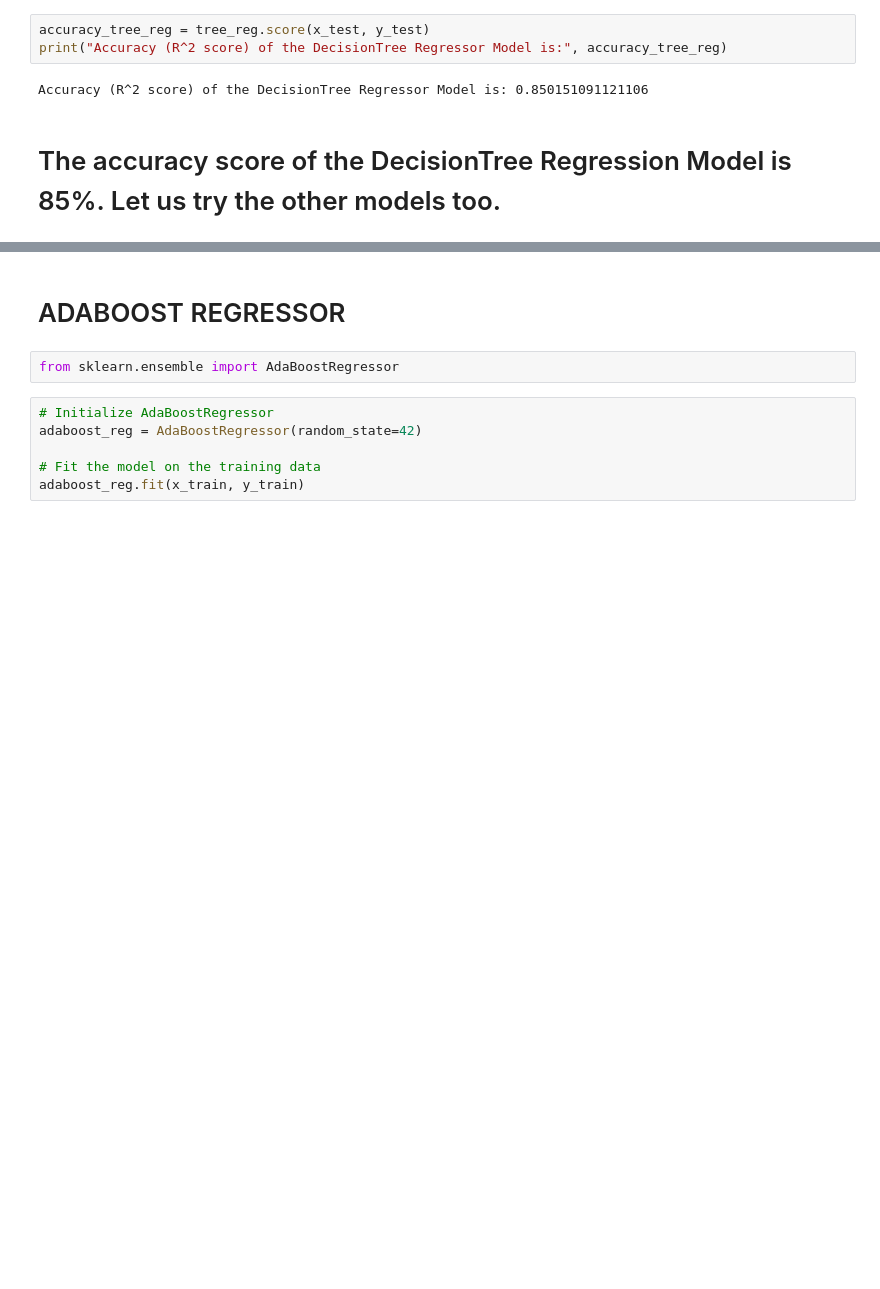
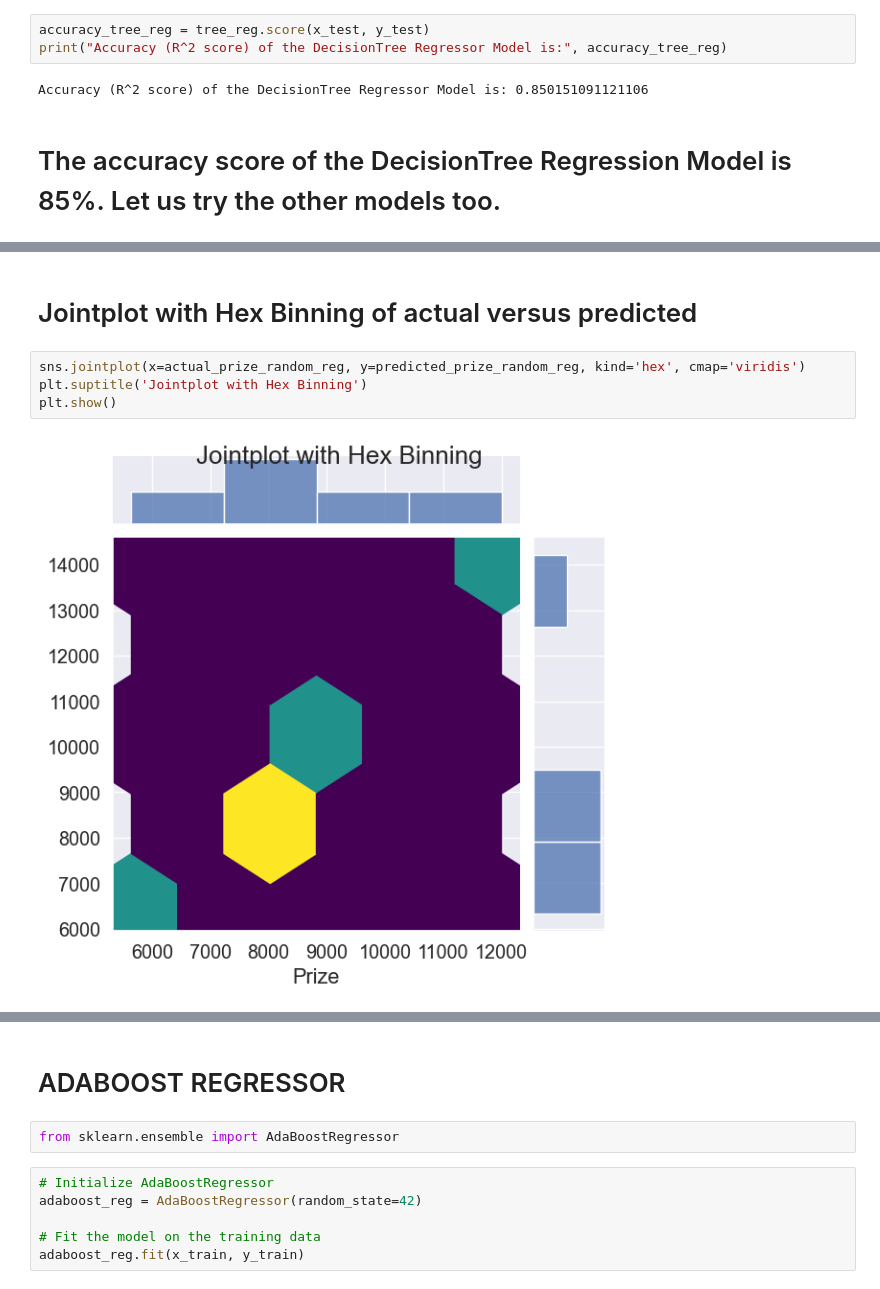
Before and after one commit to SUJANAKUMARI/MOBILE-PRICE-PREDICTION-PROJECT-4, a Jupyter notebook: PRICE PREDICTION FOR MOBILE PHONES.ipynb, the cells around one changed output, grey strips where cells are left out. Saved outputs shown, nothing was run; the diff lists cells and outputs as text; blank space fills up the shorter version.

```diff
--- a/PRICE PREDICTION FOR MOBILE PHONES.ipynb
+++ b/PRICE PREDICTION FOR MOBILE PHONES.ipynb
@@ -715,0 +841,8 @@ Accuracy (R^2 score) of the DecisionTree Regressor Model is: 0.850151091121106
+# %% [markdown]
+# Jointplot with Hex Binning of actual versus predicted
+# %%
+sns.jointplot(x=actual_prize_random_reg, y=predicted_prize_random_reg, kind='hex', cmap='viridis')
+plt.suptitle('Jointplot with Hex Binning')
+plt.show()
+# %% [output]
+[figure, added]
```
Also changed, not shown: parts of 44 cells of this notebook.
